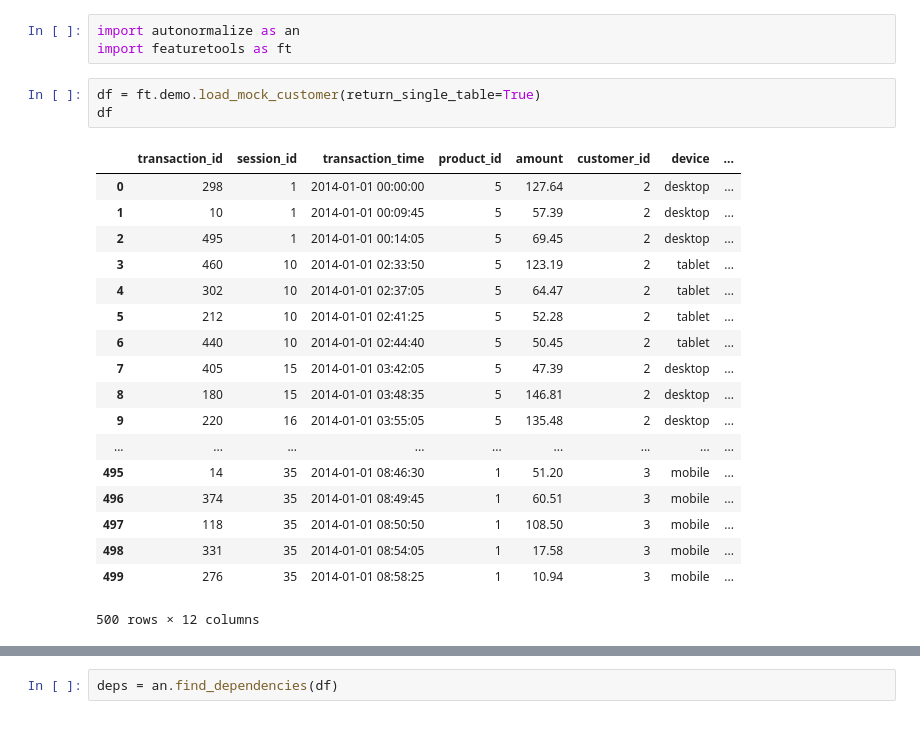
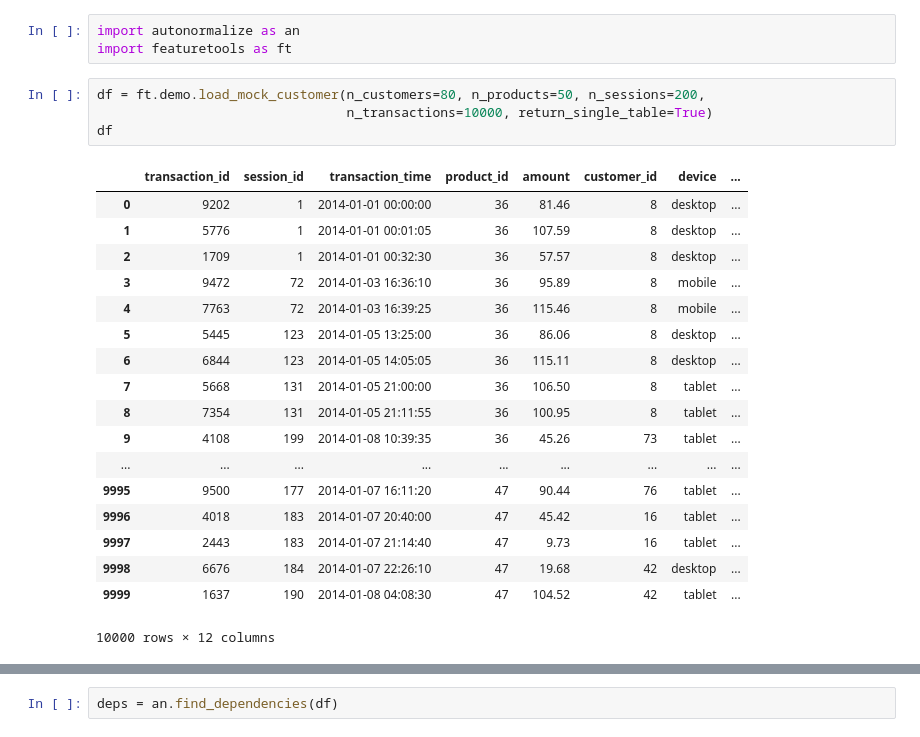
Before and after one commit to alteryx/autonormalize, a Jupyter notebook: ft customer demo.ipynb, the cells around one changed output, grey strips where cells are left out. Drawn from its saved outputs; the diff is of its cells as text.

```diff
--- a/ft customer demo.ipynb
+++ b/ft customer demo.ipynb
@@ -2,24 +2,25 @@
 import autonormalize as an
 import featuretools as ft
 # %%
-df = ft.demo.load_mock_customer(return_single_table=True)
+df = ft.demo.load_mock_customer(n_customers=80, n_products=50, n_sessions=200,
+                                n_transactions=10000, return_single_table=True)
 df
 # %% [output]
 |  | transaction_id | session_id | transaction_time | product_id | amount | customer_id | device | ... |
-| 0 | 298 | 1 | 2014-01-01 00:00:00 | 5 | 127.64 | 2 | desktop | ... |
-| 1 | 10 | 1 | 2014-01-01 00:09:45 | 5 | 57.39 | 2 | desktop | ... |
-| 2 | 495 | 1 | 2014-01-01 00:14:05 | 5 | 69.45 | 2 | desktop | ... |
-| 3 | 460 | 10 | 2014-01-01 02:33:50 | 5 | 123.19 | 2 | tablet | ... |
-| 4 | 302 | 10 | 2014-01-01 02:37:05 | 5 | 64.47 | 2 | tablet | ... |
-| 5 | 212 | 10 | 2014-01-01 02:41:25 | 5 | 52.28 | 2 | tablet | ... |
-| 6 | 440 | 10 | 2014-01-01 02:44:40 | 5 | 50.45 | 2 | tablet | ... |
-| 7 | 405 | 15 | 2014-01-01 03:42:05 | 5 | 47.39 | 2 | desktop | ... |
-| 8 | 180 | 15 | 2014-01-01 03:48:35 | 5 | 146.81 | 2 | desktop | ... |
-| 9 | 220 | 16 | 2014-01-01 03:55:05 | 5 | 135.48 | 2 | desktop | ... |
+| 0 | 9202 | 1 | 2014-01-01 00:00:00 | 36 | 81.46 | 8 | desktop | ... |
+| 1 | 5776 | 1 | 2014-01-01 00:01:05 | 36 | 107.59 | 8 | desktop | ... |
+| 2 | 1709 | 1 | 2014-01-01 00:32:30 | 36 | 57.57 | 8 | desktop | ... |
+| 3 | 9472 | 72 | 2014-01-03 16:36:10 | 36 | 95.89 | 8 | mobile | ... |
+| 4 | 7763 | 72 | 2014-01-03 16:39:25 | 36 | 115.46 | 8 | mobile | ... |
+| 5 | 5445 | 123 | 2014-01-05 13:25:00 | 36 | 86.06 | 8 | desktop | ... |
+| 6 | 6844 | 123 | 2014-01-05 14:05:05 | 36 | 115.11 | 8 | desktop | ... |
+| 7 | 5668 | 131 | 2014-01-05 21:00:00 | 36 | 106.50 | 8 | tablet | ... |
+| 8 | 7354 | 131 | 2014-01-05 21:11:55 | 36 | 100.95 | 8 | tablet | ... |
+| 9 | 4108 | 199 | 2014-01-08 10:39:35 | 36 | 45.26 | 73 | tablet | ... |
 | ... | ... | ... | ... | ... | ... | ... | ... | ... |
-| 495 | 14 | 35 | 2014-01-01 08:46:30 | 1 | 51.20 | 3 | mobile | ... |
-| 496 | 374 | 35 | 2014-01-01 08:49:45 | 1 | 60.51 | 3 | mobile | ... |
-| 497 | 118 | 35 | 2014-01-01 08:50:50 | 1 | 108.50 | 3 | mobile | ... |
-| 498 | 331 | 35 | 2014-01-01 08:54:05 | 1 | 17.58 | 3 | mobile | ... |
-| 499 | 276 | 35 | 2014-01-01 08:58:25 | 1 | 10.94 | 3 | mobile | ... |
+| 9995 | 9500 | 177 | 2014-01-07 16:11:20 | 47 | 90.44 | 76 | tablet | ... |
+| 9996 | 4018 | 183 | 2014-01-07 20:40:00 | 47 | 45.42 | 16 | tablet | ... |
+| 9997 | 2443 | 183 | 2014-01-07 21:14:40 | 47 | 9.73 | 16 | tablet | ... |
+| 9998 | 6676 | 184 | 2014-01-07 22:26:10 | 47 | 19.68 | 42 | desktop | ... |
+| 9999 | 1637 | 190 | 2014-01-08 04:08:30 | 47 | 104.52 | 42 | tablet | ... |
-500 rows × 12 columns
+10000 rows × 12 columns
```
Also changed, not shown: parts of 3 cells of this notebook, 5 other files.
